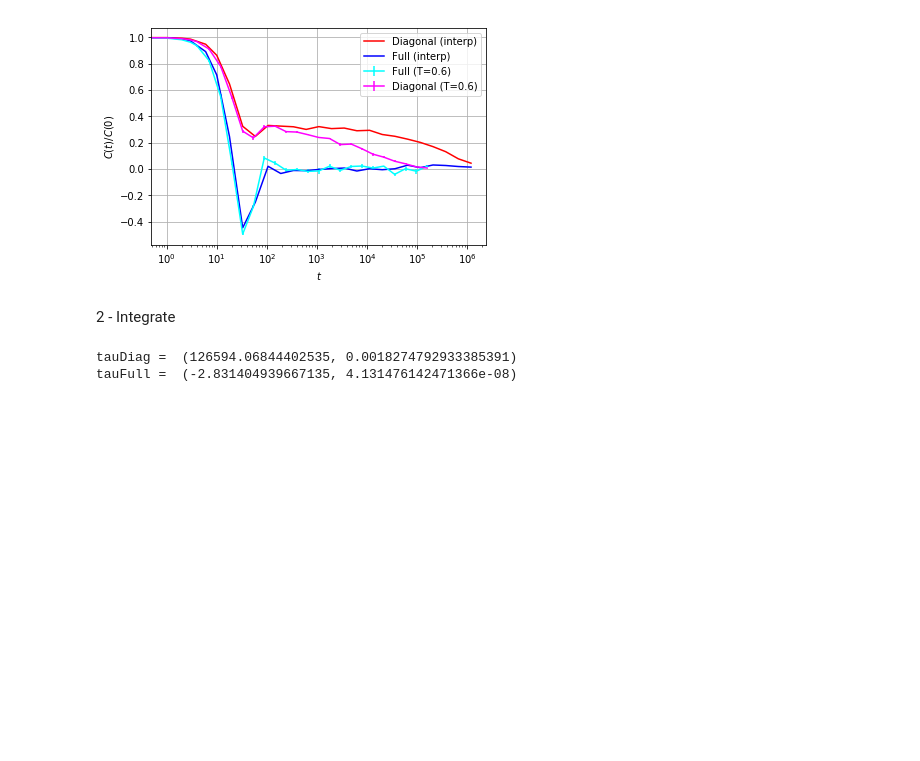
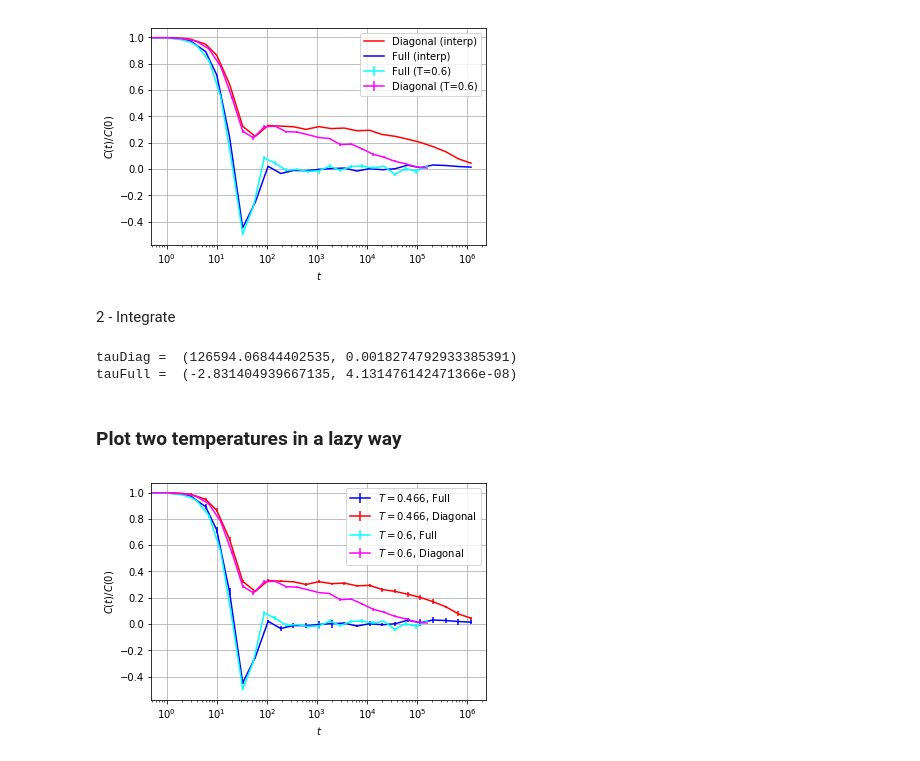
Before and after one commit to mbaityje/STRUCTURAL-GLASS, a Jupyter notebook: PLOTS/corrF.ipynb, the cells around one changed output. Cells and saved outputs as stored; diff of their text form; code cells hidden in the pictures; blank space fills up the shorter version.

Commit message:
correct plots szamel

```diff
--- a/PLOTS/corrF.ipynb
+++ b/PLOTS/corrF.ipynb
@@ -67,3 +67,30 @@ print("tauFull = ",integralFull)
 # %% [output]
 tauDiag =  (126594.06844402535, 0.0018274792933385391)
 tauFull =  (-2.831404939667135, 4.131476142471366e-08)
+# %% [markdown]
+### Plot two temperatures in a lazy way
+# %%
+nsamples=4
+T=0.466
+data0466={'samples':[],'mean':[],'err':[]}
+data0466['samples']=[np.loadtxt('../OUTPUT/T'+str(T)+'/N1080/S'+str(i)+'/corrF.txt',comments='#',usecols=(1,4,5), dtype=np.float64) for i in range(nsamples)]
+data0466['mean']=np.mean(data0466['samples'],axis=0)
+data0466['err']=np.std(data0466['samples'],axis=0)/np.sqrt(nsamples-1)
+T=0.6
+data06={'samples':[],'mean':[],'err':[]}
+data06['samples']=[np.loadtxt('../OUTPUT/T'+str(T)+'/N1080/S'+str(i)+'/corrF.txt',comments='#',usecols=(1,4,5), dtype=np.float64) for i in range(nsamples)]
+data06['mean']=np.mean(data06['samples'],axis=0)
+data06['err']=np.std(data06['samples'],axis=0)/np.sqrt(nsamples-1)
+
+plt.xlabel('$t$')
+plt.ylabel('$C(t)/C(0)$')
+plt.xscale('log')
+plt.errorbar(data0466['mean'][:,0], data0466['mean'][:,1], data0466['err'][:,1], color='blue',label='$T=0.466$, Full')
+plt.errorbar(data0466['mean'][:,0], data0466['mean'][:,2], data0466['err'][:,2], color='red',label='$T=0.466$, Diagonal')
+plt.errorbar(data06['mean'][:,0], data06['mean'][:,1], data06['err'][:,1], color='cyan',label='$T=0.6$, Full')
+plt.errorbar(data06['mean'][:,0], data06['mean'][:,2], data06['err'][:,2], color='magenta',label='$T=0.6$, Diagonal')
+plt.grid()
+plt.legend(loc='upper right')
+plt.show()
+# %% [output]
+[figure, added]
```
